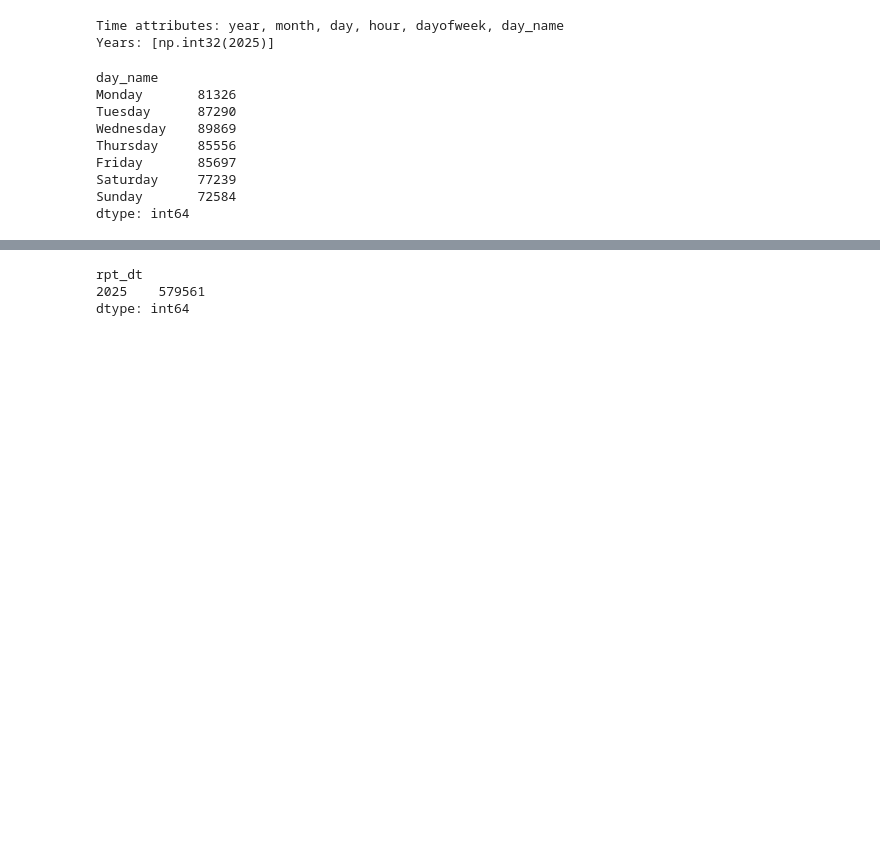
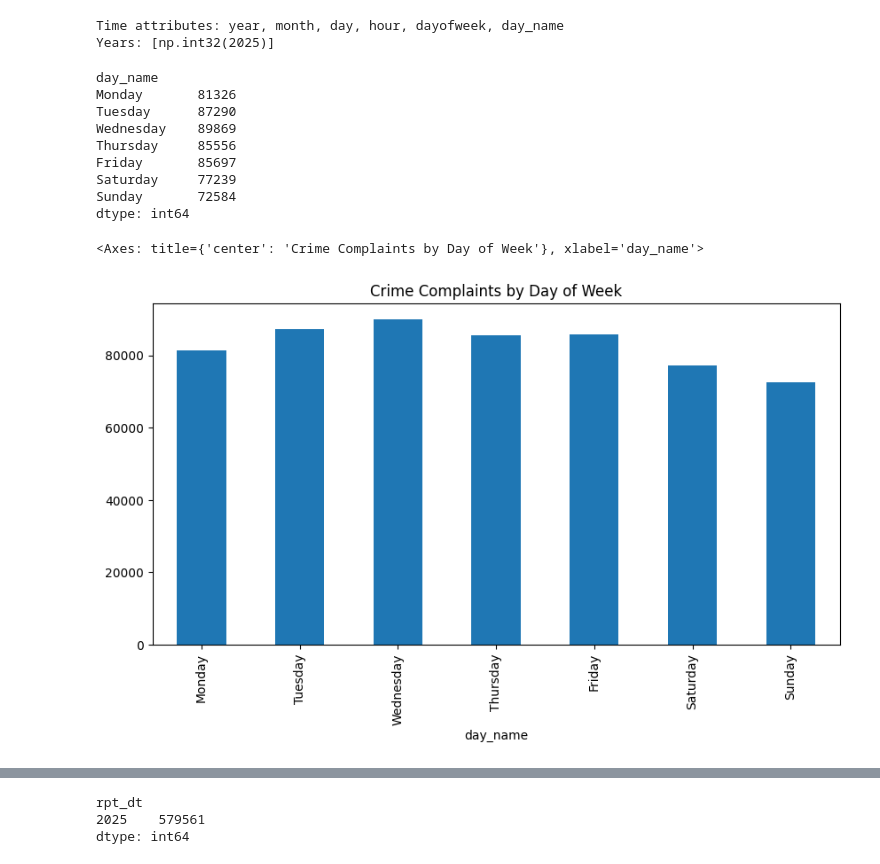
Before and after one commit to salioudunn11/Crime_Complaints_and_arrests_NYC_Data_Project, a Jupyter notebook: index.ipynb, the cells around one changed output, grey strips where cells are left out. Cells and saved outputs as stored; diff of their text form; code cells hidden in the pictures; blank space fills up the shorter version.

```diff
--- a/index.ipynb
+++ b/index.ipynb
@@ -301,3 +319,14 @@ Friday       85697
 Saturday     77239
 Sunday       72584
 dtype: int64
+# %%
+weekday = complaints_2025.groupby("day_name").size()
+
+weekday.plot(
+    kind="bar",
+    figsize=(10,5),
+    title="Crime Complaints by Day of Week"
+)
+# %% [output]
+<Axes: title={'center': 'Crime Complaints by Day of Week'}, xlabel='day_name'>
+[figure, added]
```
Also changed, not shown: parts of 10 cells of this notebook.
